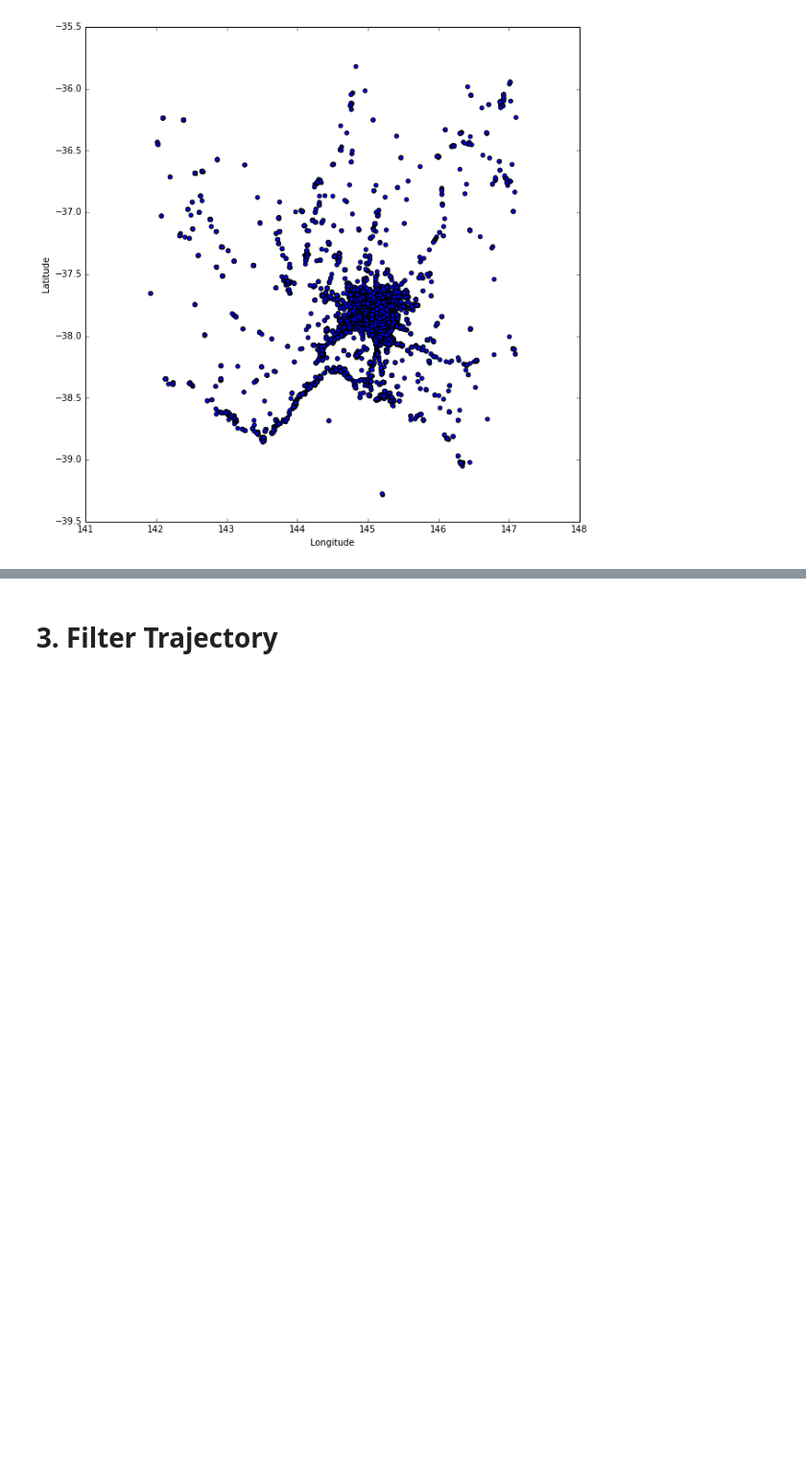
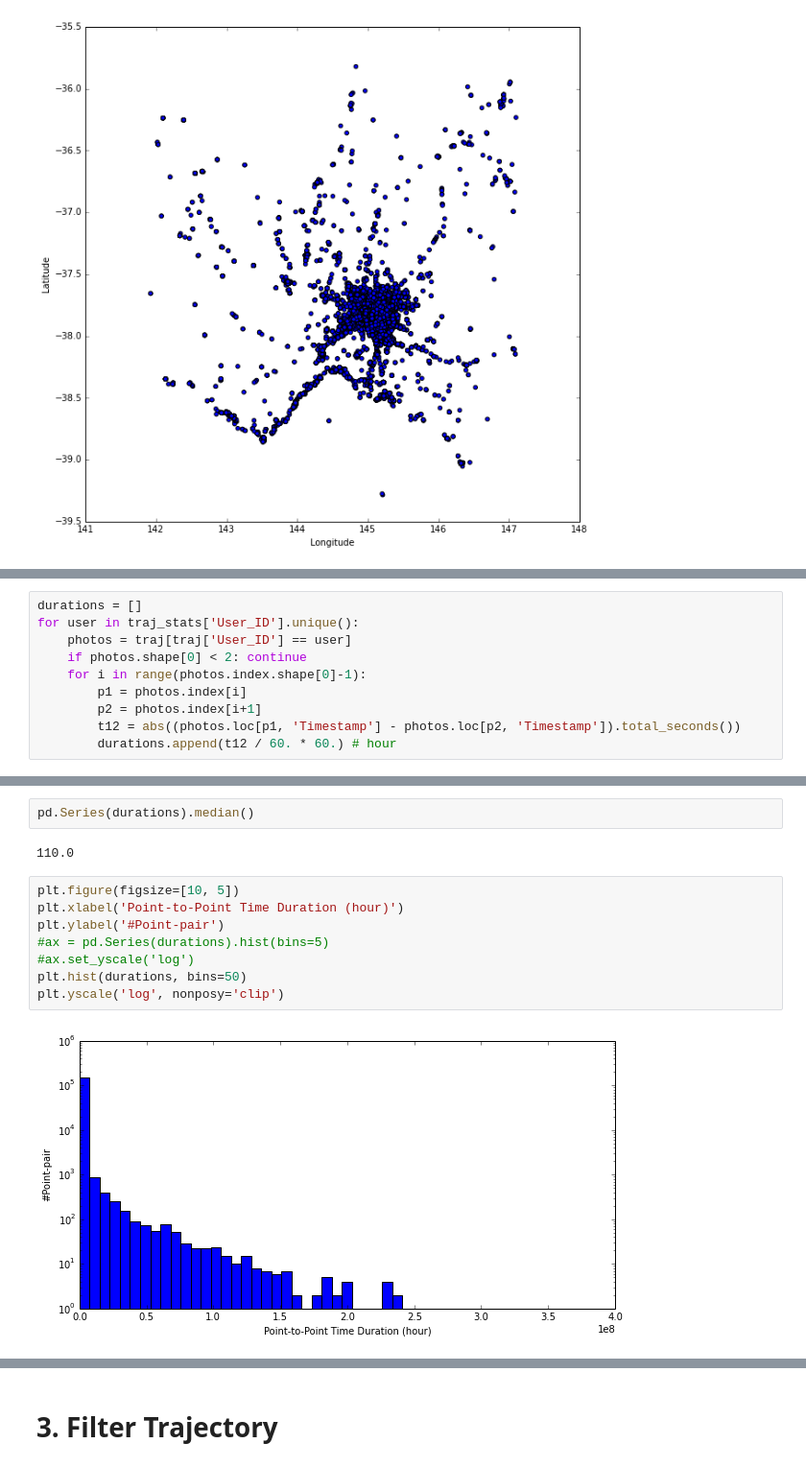
Before and after one commit to dongwookim-ml/flickr-photo, a Jupyter notebook: src/trajectory_construction.ipynb, the cells around one changed output, grey strips where cells are left out. Shown: that part at 96% size. Saved outputs shown, nothing was run; the diff lists cells and outputs as text; blank space fills up the shorter version.

Commit message:
add histogram of point-to-point time duration

```diff
--- a/src/trajectory_construction.ipynb
+++ b/src/trajectory_construction.ipynb
@@ -183,0 +188,10 @@ plt.scatter(traj['Longitude'], traj['Latitude'])
+# %%
+durations = []
+for user in traj_stats['User_ID'].unique():
+    photos = traj[traj['User_ID'] == user]
+    if photos.shape[0] < 2: continue
+    for i in range(photos.index.shape[0]-1):
+        p1 = photos.index[i]
+        p2 = photos.index[i+1]
+        t12 = abs((photos.loc[p1, 'Timestamp'] - photos.loc[p2, 'Timestamp']).total_seconds())
+        durations.append(t12 / 60. * 60.) # hour
@@ -183,0 +210,14 @@ plt.scatter(traj['Longitude'], traj['Latitude'])
+# %%
+pd.Series(durations).median()
+# %% [output]
+110.0
+# %%
+plt.figure(figsize=[10, 5])
+plt.xlabel('Point-to-Point Time Duration (hour)')
+plt.ylabel('#Point-pair')
+#ax = pd.Series(durations).hist(bins=5)
+#ax.set_yscale('log')
+plt.hist(durations, bins=50)
+plt.yscale('log', nonposy='clip')
+# %% [output]
+[figure, added]
```
Also changed, not shown: parts of 13 cells of this notebook.
